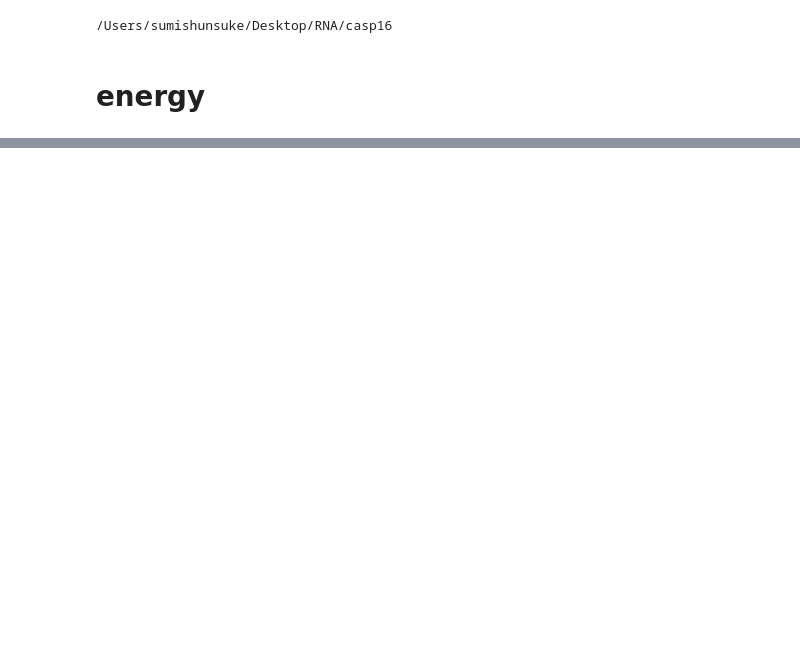
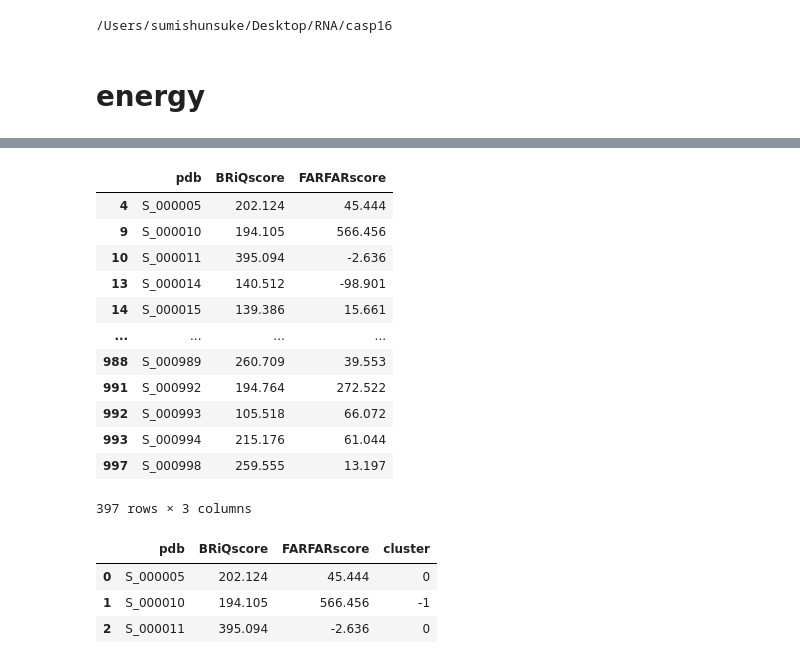
Before and after one commit to Shunsuke-1994/casp16, a Jupyter notebook: notebooks/R1286.ipynb, the cells around one changed output, grey strips where cells are left out. Saved outputs shown, nothing was run; the diff lists cells and outputs as text; code cells hidden in the pictures; blank space fills up the shorter version.

```diff
--- a/notebooks/R1286.ipynb
+++ b/notebooks/R1286.ipynb
@@ -15,0 +146,3 @@ pdb_dir=f"./datasets/casp16/{casp_id}/pdb"
+# %%
+top_pdb_dir = "./datasets/casp16/R1286/top_pdbs"
+!ls {top_pdb_dir} | wc -l
@@ -15,0 +227,32 @@ pdb_dir=f"./datasets/casp16/{casp_id}/pdb"
+# %%
+import pandas as pd
+
+df_scores = pd.read_csv(f"{pdb_dir}/{casp_id}_scores.csv")
+top_pdbs = !ls {top_pdb_dir}/*.pdb
+top_pdbs = [os.path.basename(pdb).replace(".pdb", "") for pdb in top_pdbs]
+df_scores = df_scores[df_scores["pdb"].isin(top_pdbs)]
+df_scores
+# %% [output]
+|  | pdb | BRiQscore | FARFARscore |
+| 4 | S_000005 | 202.124 | 45.444 |
+| 9 | S_000010 | 194.105 | 566.456 |
+| 10 | S_000011 | 395.094 | -2.636 |
+| 13 | S_000014 | 140.512 | -98.901 |
+| 14 | S_000015 | 139.386 | 15.661 |
+| ... | ... | ... | ... |
+| 988 | S_000989 | 260.709 | 39.553 |
+| 991 | S_000992 | 194.764 | 272.522 |
+| 992 | S_000993 | 105.518 | 66.072 |
+| 993 | S_000994 | 215.176 | 61.044 |
+| 997 | S_000998 | 259.555 | 13.197 |
+397 rows × 3 columns
+# %%
+df_scores["cluster"] = clustering.labels_
+df_scores.to_csv(f"{top_pdb_dir}/{casp_id}_scores_clustered_eps{eps}.csv", index=False)
+df_scores = pd.read_csv(f"{top_pdb_dir}/{casp_id}_scores_clustered_eps{eps}.csv")
+df_scores.head(3)
+# %% [output]
+|  | pdb | BRiQscore | FARFARscore | cluster |
+| 0 | S_000005 | 202.124 | 45.444 | 0 |
+| 1 | S_000010 | 194.105 | 566.456 | -1 |
+| 2 | S_000011 | 395.094 | -2.636 | 0 |
```
Also changed, not shown: parts of 21 cells of this notebook, 1 other file.
